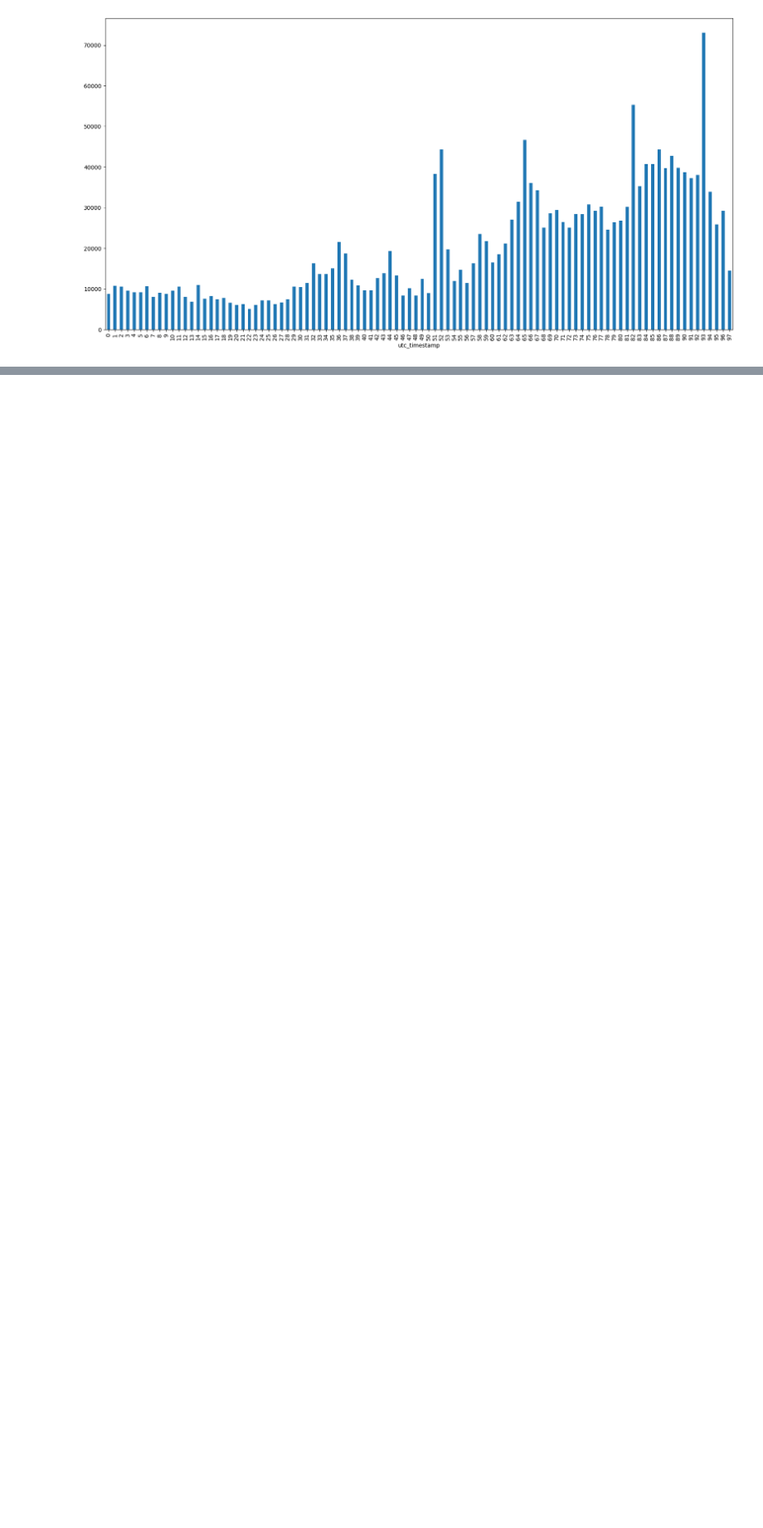
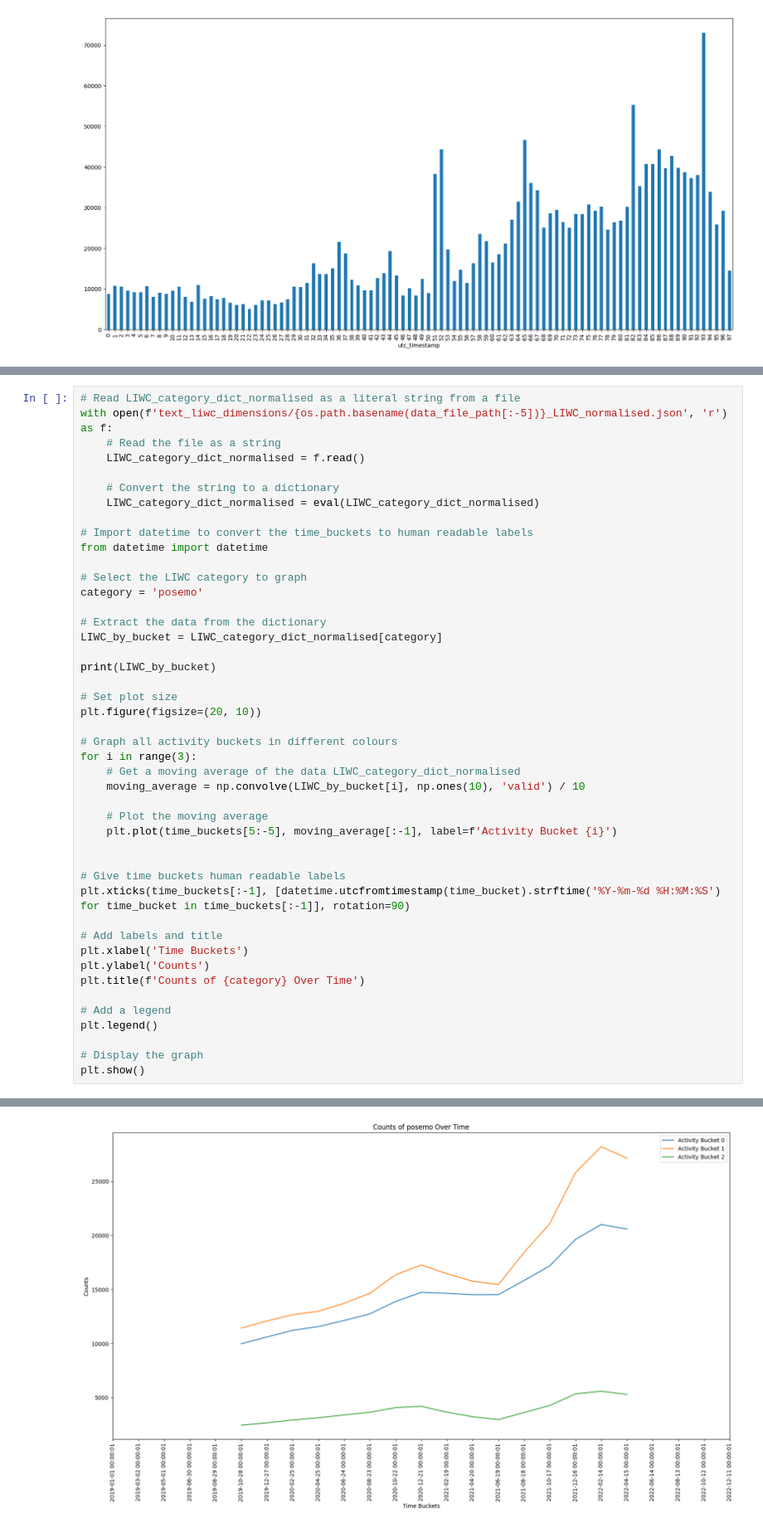
Before and after one commit to alujjdnd-UCL/sr_analysis, a Jupyter notebook: language_LIWC.ipynb, the cells around one changed output, grey strips where cells are left out. Shown at 83% size. Saved outputs shown, nothing was run; the diff lists cells and outputs as text; blank space fills up the shorter version.

```diff
--- a/language_LIWC.ipynb
+++ b/language_LIWC.ipynb
@@ -261,0 +529,46 @@ plt.show()
+# %%
+# Read LIWC_category_dict_normalised as a literal string from a file
+with open(f'text_liwc_dimensions/{os.path.basename(data_file_path[:-5])}_LIWC_normalised.json', 'r') as f:
+    # Read the file as a string
+    LIWC_category_dict_normalised = f.read()
+
+    # Convert the string to a dictionary
+    LIWC_category_dict_normalised = eval(LIWC_category_dict_normalised)
+
+# Import datetime to convert the time_buckets to human readable labels
+from datetime import datetime
+
+# Select the LIWC category to graph
+category = 'posemo'
+
+# Extract the data from the dictionary
+LIWC_by_bucket = LIWC_category_dict_normalised[category]
+
+print(LIWC_by_bucket)
+
+# Set plot size
+plt.figure(figsize=(20, 10))
+
+# Graph all activity buckets in different colours
+for i in range(3):
+    # Get a moving average of the data LIWC_category_dict_normalised
+    moving_average = np.convolve(LIWC_by_bucket[i], np.ones(10), 'valid') / 10
+
+    # Plot the moving average
+    plt.plot(time_buckets[5:-5], moving_average[:-1], label=f'Activity Bucket {i}')
+
+
+# Give time buckets human readable labels
+plt.xticks(time_buckets[:-1], [datetime.utcfromtimestamp(time_bucket).strftime('%Y-%m-%d %H:%M:%S') for time_bucket in time_buckets[:-1]], rotation=90)
+
+# Add labels and title
+plt.xlabel('Time Buckets')
+plt.ylabel('Counts')
+plt.title(f'Counts of {category} Over Time')
+
+# Add a legend
+plt.legend()
+
+# Display the graph
+plt.show()
+# %% [output]
@@ -261,0 +576 @@ plt.show()
+[figure, added]
```
Also changed, not shown: parts of 16 cells of this notebook, 1 other file.
